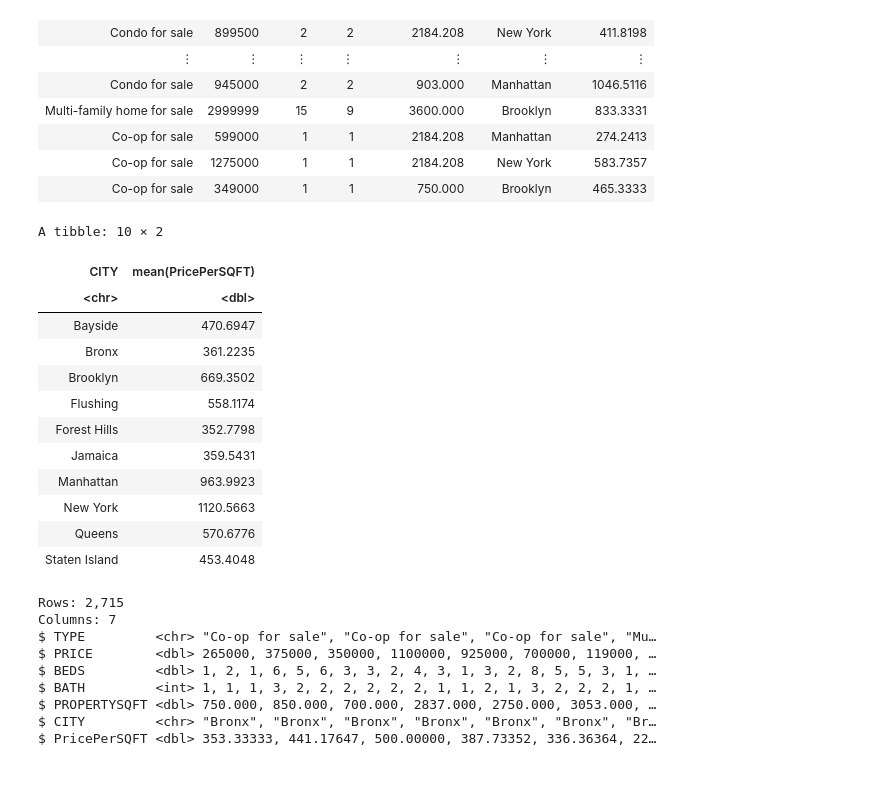
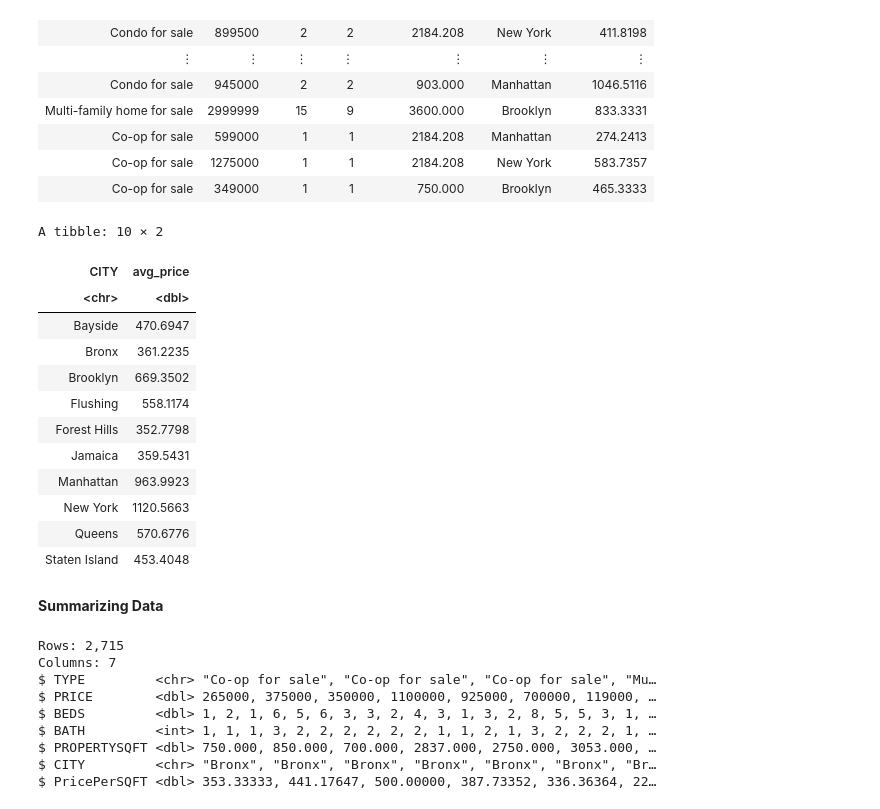
Before and after one commit to aikosumarno/dsci-100-2023w2-group-21, a Jupyter notebook: group_project_proposal.ipynb, the cells around one changed output. Cells and saved outputs as stored; diff of their text form; code cells hidden in the pictures; blank space fills up the shorter version.

```diff
--- a/group_project_proposal.ipynb
+++ b/group_project_proposal.ipynb
@@ -198,11 +198,11 @@ A tibble: 3622 × 7
 # %%
 average_price_persqft <- newyork_subset |>
                             group_by(CITY) |>
-                            summarize(mean(PricePerSQFT))
+                            summarize(avg_price = mean(PricePerSQFT))
 average_price_persqft
 # %% [output]
 A tibble: 10 × 2
-| CITY | mean(PricePerSQFT) |
+| CITY | avg_price |
 | <chr> | <dbl> |
 | Bayside | 470.6947 |
 | Bronx | 361.2235 |
@@ -214,6 +214,8 @@ A tibble: 10 × 2
 | New York | 1120.5663 |
 | Queens | 570.6776 |
 | Staten Island | 453.4048 |
+# %% [markdown]
+**Summarizing Data**
 # %%
 ny_housing_split <- initial_split(newyork_subset, prop = 0.75, strata = CITY)
 ny_housing_train <- training(ny_housing_split)
```
Also changed, not shown: parts of 2 cells of this notebook, 1 other file.
